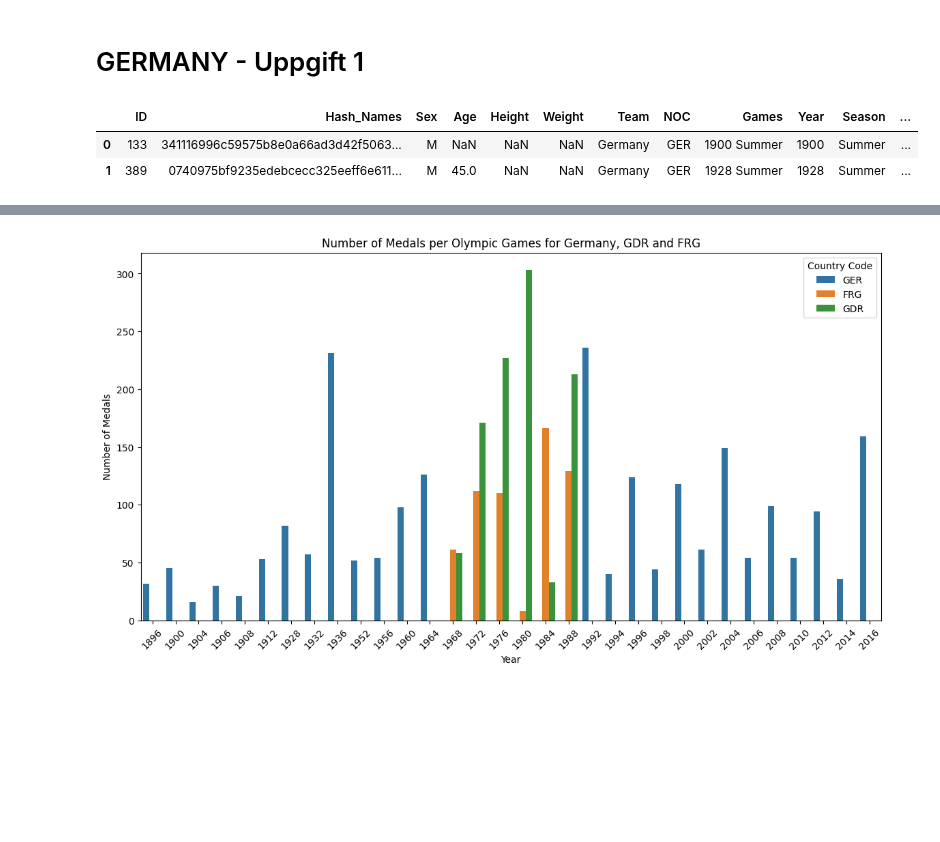
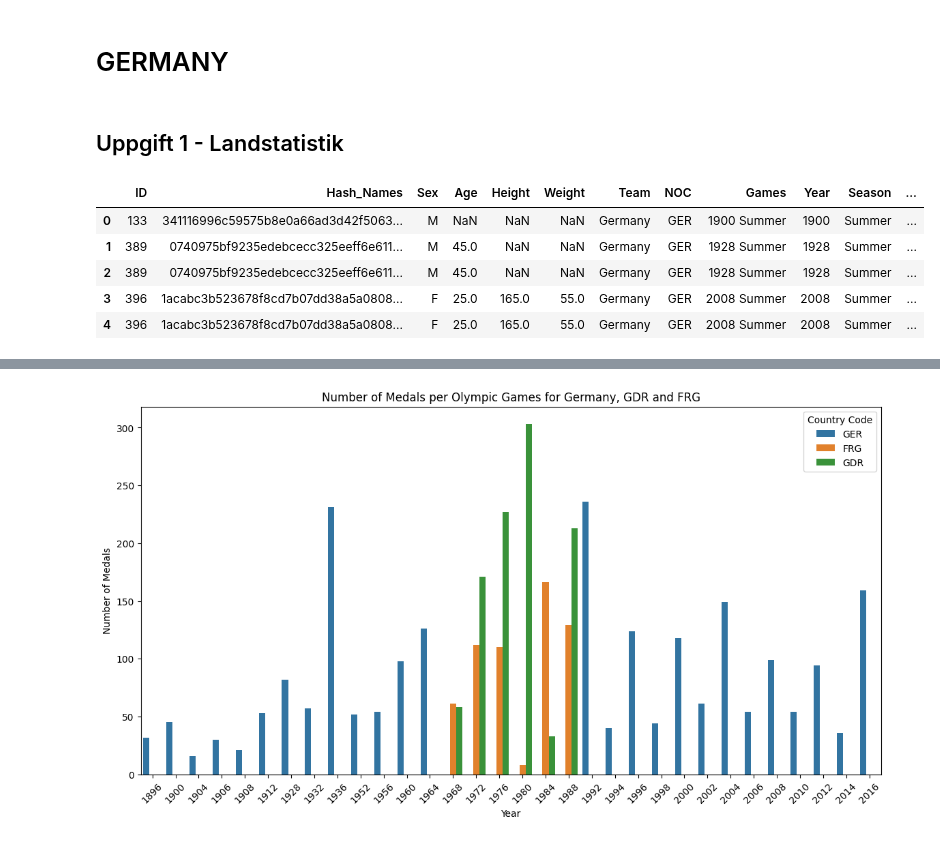
Before and after one commit to SebastianPetersson/Project_OS, a Jupyter notebook: Projekt_OS_Tyskland.ipynb, the cells around one changed output, grey strips where cells are left out. Saved outputs shown, nothing was run; the diff lists cells and outputs as text; code cells hidden in the pictures; blank space fills up the shorter version.

```diff
--- a/Projekt_OS_Tyskland.ipynb
+++ b/Projekt_OS_Tyskland.ipynb
@@ -1,5 +1,5 @@
 # %% [markdown]
-# GERMANY - Uppgift 1
+# GERMANY
 # %%
 import pandas as pd
 import matplotlib.pyplot as plt
@@ -13,11 +14,16 @@ import plotly_express as px
 
 olympics = pd.read_csv('athlete_events.csv')
 noc = pd.read_csv('noc_regions.csv')
+# %% [markdown]
+## Uppgift 1 - Landstatistik
 # %%
 germany, germany_all = Functions.hashed_names(olympics)
-germany = germany.reset_index(drop=True)
-germany.head(2)
+germany = germany.reset_index(drop = True)
+germany.head(5)
 # %% [output]
 |  | ID | Hash_Names | Sex | Age | Height | Weight | Team | NOC | Games | Year | Season | ... |
 | 0 | 133 | 341116996c59575b8e0a66ad3d42f5063... | M | NaN | NaN | NaN | Germany | GER | 1900 Summer | 1900 | Summer | ... |
 | 1 | 389 | 0740975bf9235edebcecc325eeff6e611... | M | 45.0 | NaN | NaN | Germany | GER | 1928 Summer | 1928 | Summer | ... |
+| 2 | 389 | 0740975bf9235edebcecc325eeff6e611... | M | 45.0 | NaN | NaN | Germany | GER | 1928 Summer | 1928 | Summer | ... |
+| 3 | 396 | 1acabc3b523678f8cd7b07dd38a5a0808... | F | 25.0 | 165.0 | 55.0 | Germany | GER | 2008 Summer | 2008 | Summer | ... |
+| 4 | 396 | 1acabc3b523678f8cd7b07dd38a5a0808... | F | 25.0 | 165.0 | 55.0 | Germany | GER | 2008 Summer | 2008 | Summer | ... |
```
Also changed, not shown: parts of 15 cells of this notebook.
